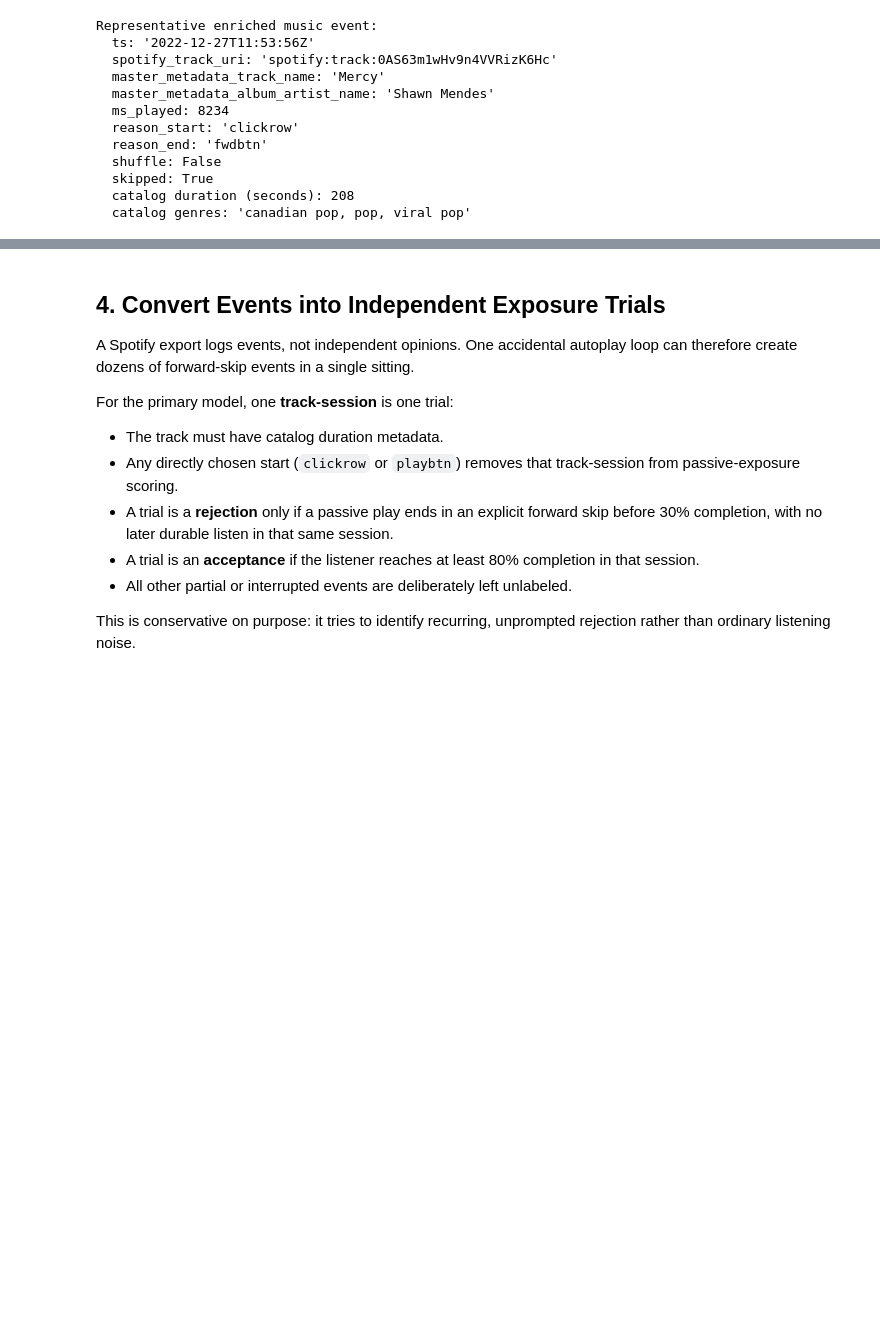
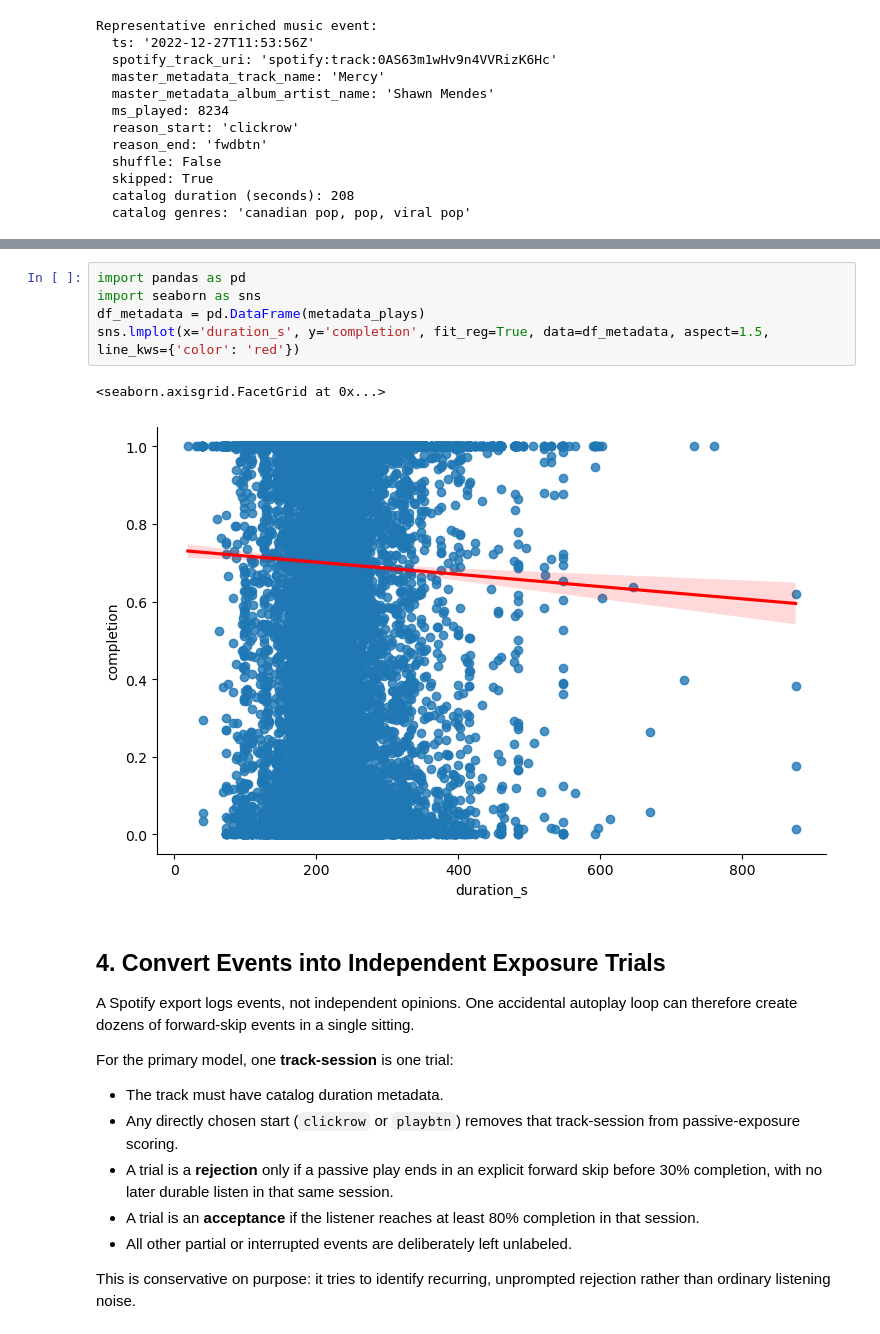
Before and after one commit to kaleb-asefa/rewind, a Jupyter notebook: notebooks/contextual_rejection_model.ipynb, the cells around one changed output, grey strips where cells are left out. Cells and saved outputs as stored; diff of their text form; blank space fills up the shorter version.

```diff
--- a/notebooks/contextual_rejection_model.ipynb
+++ b/notebooks/contextual_rejection_model.ipynb
@@ -433,4 +460,12 @@ Passively served rapid rejections before session collapsing: 1,854
 Why duration matters: 4 events are under 30 seconds but exceed the relative rejection threshold.
+# %%
+import pandas as pd
+import seaborn as sns
+df_metadata = pd.DataFrame(metadata_plays)
+sns.lmplot(x='duration_s', y='completion', fit_reg=True, data=df_metadata, aspect=1.5, line_kws={'color': 'red'})
+# %% [output]
+<seaborn.axisgrid.FacetGrid at 0x...>
+[figure, added]
 # %% [markdown]
 ## 4. Convert Events into Independent Exposure Trials
 
```
Also changed, not shown: parts of 14 cells of this notebook.
